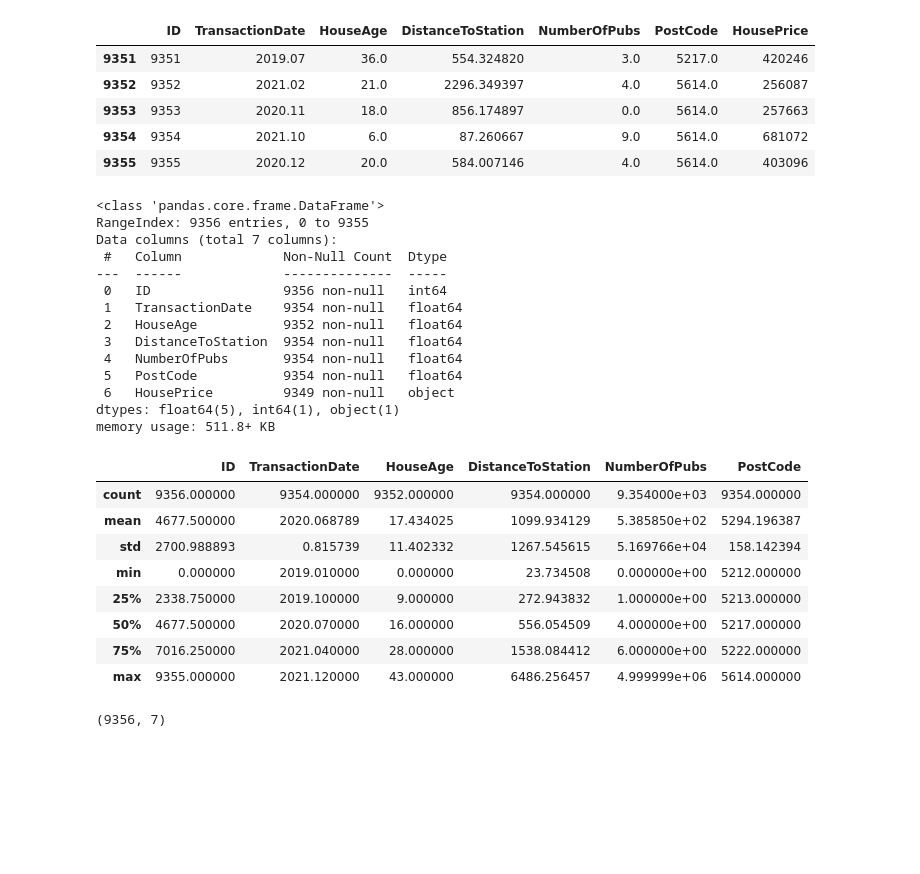
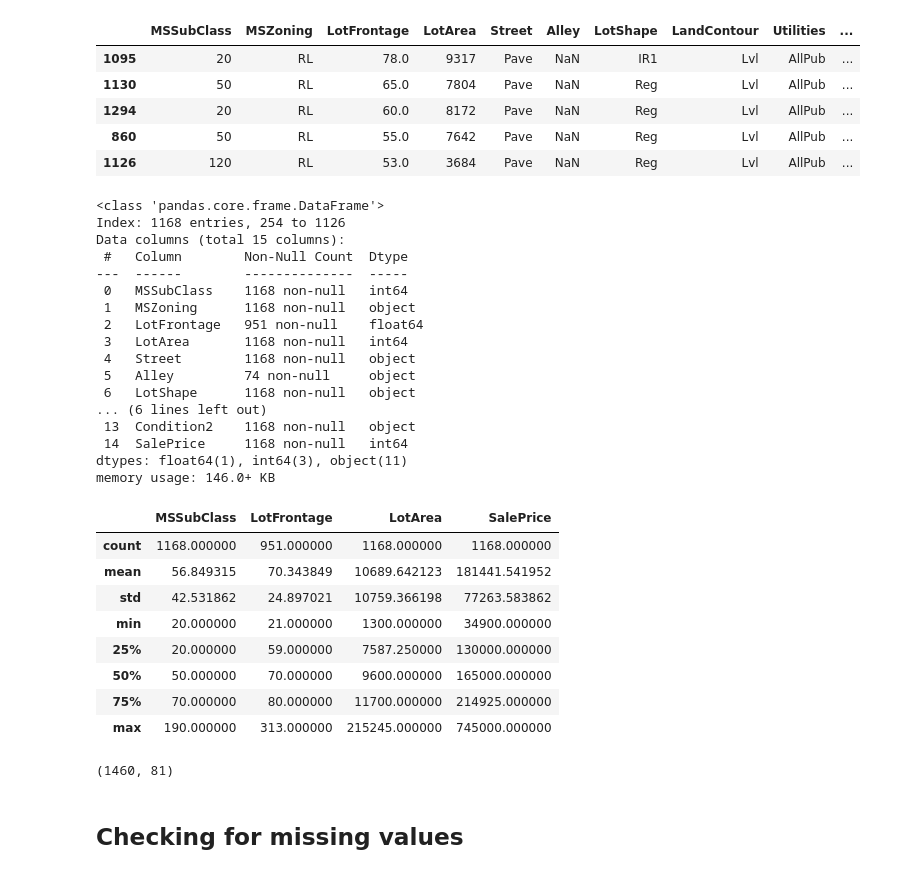
Before and after one commit to OctaMarina/house-price-prediction-integra, a Jupyter notebook: data_cleaning_Cornescu_Darius.ipynb, the cells around one changed output. Saved outputs shown, nothing was run; the diff lists cells and outputs as text; code cells hidden in the pictures; blank space fills up the shorter version.

```diff
--- a/data_cleaning_Cornescu_Darius.ipynb
+++ b/data_cleaning_Cornescu_Darius.ipynb
@@ -1,4 +8,11 @@
 # %%
-import pandas as pd
-df = pd.read_csv("regressiondata-221101-214107.csv")
+df = pd.read_csv("house_prices.csv")
+train_df, test_df = train_test_split(df, test_size=0.2, random_state=42)
+# %%
+my_cols = [
+    'MSSubClass', 'MSZoning', 'LotFrontage', 'LotArea', 'Street', 'Alley', 'LotShape',
+'LandContour', 'Utilities', 'LotConfig', 'LandSlope', 'Neighborhood', 'Condition1', 'Condition2', 'SalePrice'
+]
+
+df_subset = train_df[my_cols].copy()
 # %%
@@ -13,42 +27,47 @@ df.head()      # afișează primele rânduri din dataset
 # %%
-df.tail()
+df_subset.tail()
 # %% [output]
-|  | ID | TransactionDate | HouseAge | DistanceToStation | NumberOfPubs | PostCode | HousePrice |
-| 9351 | 9351 | 2019.07 | 36.0 | 554.324820 | 3.0 | 5217.0 | 420246 |
-| 9352 | 9352 | 2021.02 | 21.0 | 2296.349397 | 4.0 | 5614.0 | 256087 |
-| 9353 | 9353 | 2020.11 | 18.0 | 856.174897 | 0.0 | 5614.0 | 257663 |
-| 9354 | 9354 | 2021.10 | 6.0 | 87.260667 | 9.0 | 5614.0 | 681072 |
-| 9355 | 9355 | 2020.12 | 20.0 | 584.007146 | 4.0 | 5614.0 | 403096 |
+|  | MSSubClass | MSZoning | LotFrontage | LotArea | Street | Alley | LotShape | LandContour | Utilities | ... |
+| 1095 | 20 | RL | 78.0 | 9317 | Pave | NaN | IR1 | Lvl | AllPub | ... |
+| 1130 | 50 | RL | 65.0 | 7804 | Pave | NaN | Reg | Lvl | AllPub | ... |
+| 1294 | 20 | RL | 60.0 | 8172 | Pave | NaN | Reg | Lvl | AllPub | ... |
+| 860 | 50 | RL | 55.0 | 7642 | Pave | NaN | Reg | Lvl | AllPub | ... |
+| 1126 | 120 | RL | 53.0 | 3684 | Pave | NaN | Reg | Lvl | AllPub | ... |
 # %%
-df.info()
+df_subset.info()
 # %% [output]
 <class 'pandas.core.frame.DataFrame'>
-RangeIndex: 9356 entries, 0 to 9355
-Data columns (total 7 columns):
- #   Column             Non-Null Count  Dtype
----  ------             --------------  -----
- 0   ID                 9356 non-null   int64
- 1   TransactionDate    9354 non-null   float64
- 2   HouseAge           9352 non-null   float64
- 3   DistanceToStation  9354 non-null   float64
- 4   NumberOfPubs       9354 non-null   float64
- 5   PostCode           9354 non-null   float64
- 6   HousePrice         9349 non-null   object
-dtypes: float64(5), int64(1), object(1)
-memory usage: 511.8+ KB
+Index: 1168 entries, 254 to 1126
+Data columns (total 15 columns):
+ #   Column        Non-Null Count  Dtype
+---  ------        --------------  -----
+ 0   MSSubClass    1168 non-null   int64
+ 1   MSZoning      1168 non-null   object
+ 2   LotFrontage   951 non-null    float64
+ 3   LotArea       1168 non-null   int64
+ 4   Street        1168 non-null   object
+ 5   Alley         74 non-null     object
+ 6   LotShape      1168 non-null   object
+... (6 lines left out)
+ 13  Condition2    1168 non-null   object
+ 14  SalePrice     1168 non-null   int64
+dtypes: float64(1), int64(3), object(11)
+memory usage: 146.0+ KB
 # %%
-df.describe()
+df_subset.describe()
 # %% [output]
-|  | ID | TransactionDate | HouseAge | DistanceToStation | NumberOfPubs | PostCode |
-| count | 9356.000000 | 9354.000000 | 9352.000000 | 9354.000000 | 9.354000e+03 | 9354.000000 |
-| mean | 4677.500000 | 2020.068789 | 17.434025 | 1099.934129 | 5.385850e+02 | 5294.196387 |
-| std | 2700.988893 | 0.815739 | 11.402332 | 1267.545615 | 5.169766e+04 | 158.142394 |
-| min | 0.000000 | 2019.010000 | 0.000000 | 23.734508 | 0.000000e+00 | 5212.000000 |
-| 25% | 2338.750000 | 2019.100000 | 9.000000 | 272.943832 | 1.000000e+00 | 5213.000000 |
-| 50% | 4677.500000 | 2020.070000 | 16.000000 | 556.054509 | 4.000000e+00 | 5217.000000 |
-| 75% | 7016.250000 | 2021.040000 | 28.000000 | 1538.084412 | 6.000000e+00 | 5222.000000 |
-| max | 9355.000000 | 2021.120000 | 43.000000 | 6486.256457 | 4.999999e+06 | 5614.000000 |
+|  | MSSubClass | LotFrontage | LotArea | SalePrice |
+| count | 1168.000000 | 951.000000 | 1168.000000 | 1168.000000 |
+| mean | 56.849315 | 70.343849 | 10689.642123 | 181441.541952 |
+| std | 42.531862 | 24.897021 | 10759.366198 | 77263.583862 |
+| min | 20.000000 | 21.000000 | 1300.000000 | 34900.000000 |
+| 25% | 20.000000 | 59.000000 | 7587.250000 | 130000.000000 |
+| 50% | 50.000000 | 70.000000 | 9600.000000 | 165000.000000 |
+| 75% | 70.000000 | 80.000000 | 11700.000000 | 214925.000000 |
+| max | 190.000000 | 313.000000 | 215245.000000 | 745000.000000 |
 # %%
 df.shape
 # %% [output]
-(9356, 7)
+(1460, 81)
+# %% [markdown]
+## Checking for missing values
```
Also changed, not shown: parts of 8 cells of this notebook, 1 other file.
